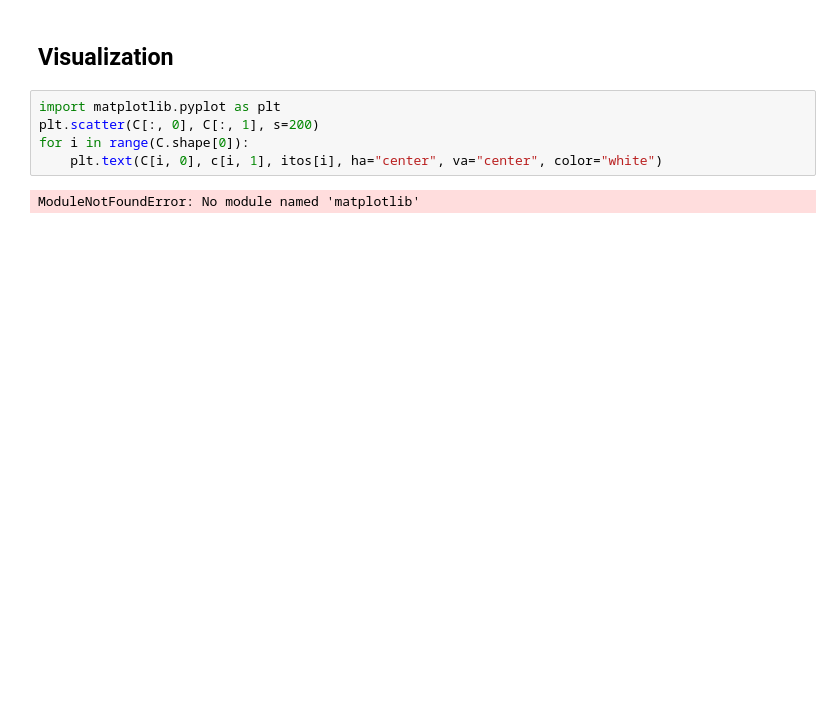
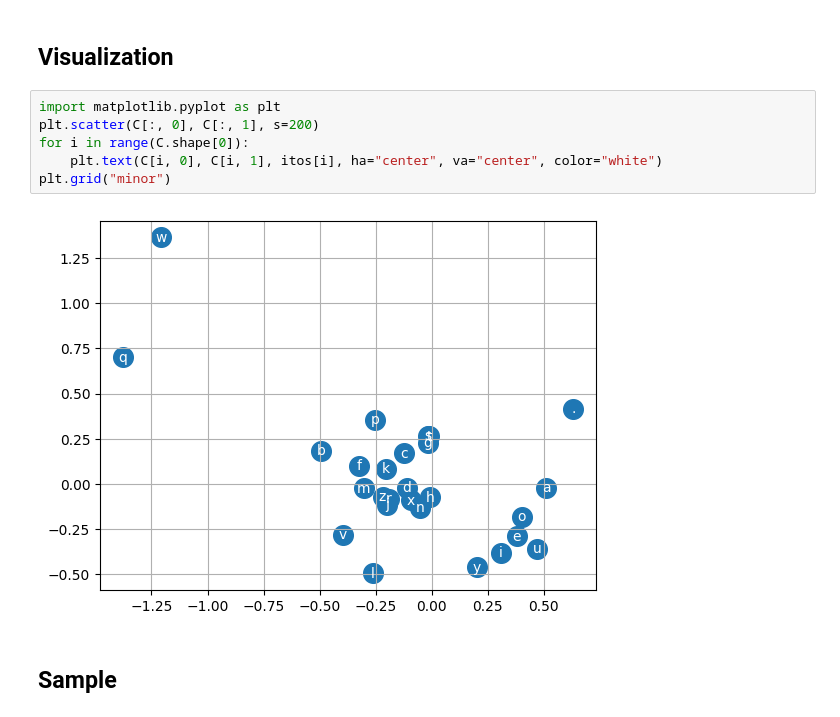
Before and after one commit to dogatekin/makemore-jax, a Jupyter notebook: makemore.ipynb, the cells around one changed output. Cells and saved outputs as stored; diff of their text form; blank space fills up the shorter version.

```diff
--- a/makemore.ipynb
+++ b/makemore.ipynb
@@ -106,7 +106,10 @@ loss_fn(C, W1, b1, W2, b2, Xtr, Ytr), loss_fn(C, W1, b1, W2, b2, Xdev, Ydev)
 # %%
 import matplotlib.pyplot as plt
 plt.scatter(C[:, 0], C[:, 1], s=200)
 for i in range(C.shape[0]):
-    plt.text(C[i, 0], c[i, 1], itos[i], ha="center", va="center", color="white")
+    plt.text(C[i, 0], C[i, 1], itos[i], ha="center", va="center", color="white")
+plt.grid("minor")
 # %% [output]
-ModuleNotFoundError: No module named 'matplotlib'
+[figure, added]
+# %% [markdown]
+## Sample
```
Also changed, not shown: parts of 3 cells of this notebook.
